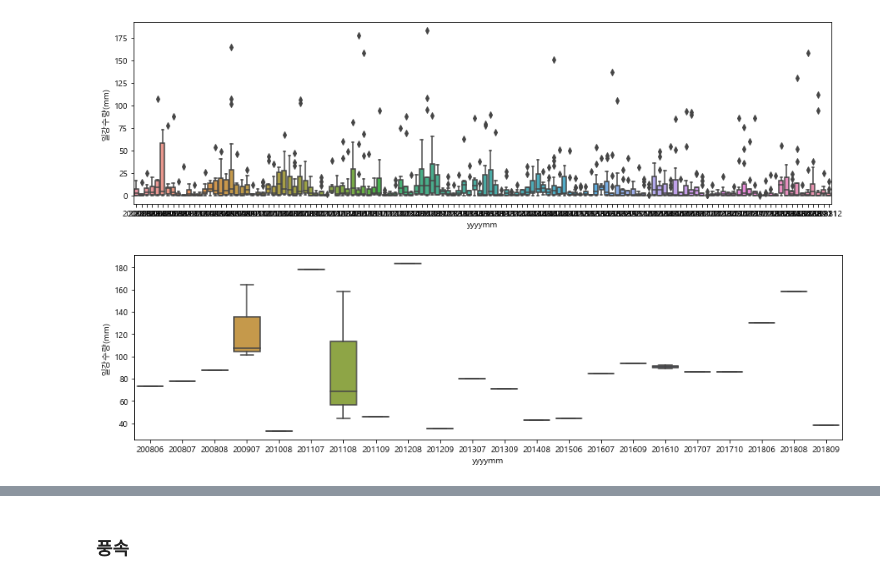
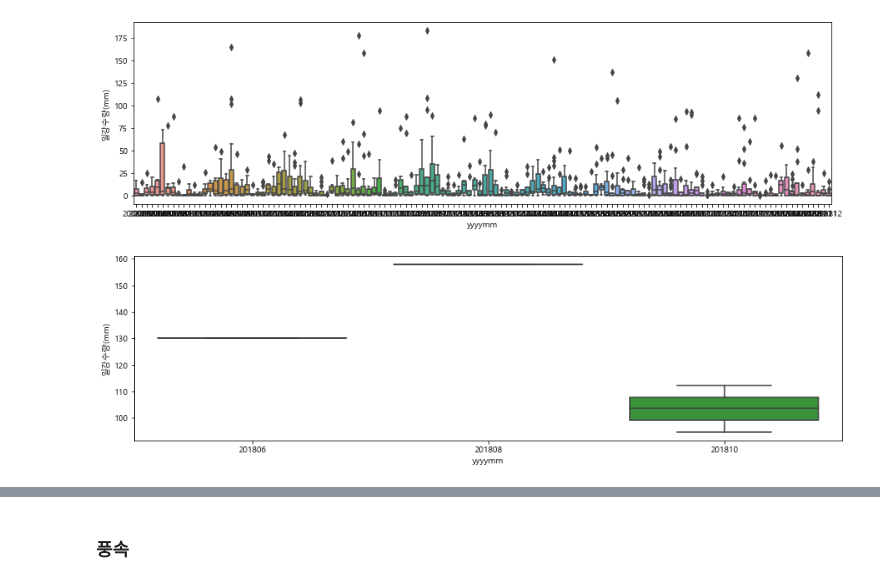
Before and after one commit to ahnjehoon/crop-price-predict, a Jupyter notebook: 가공 및 EDA/날씨데이터EDA.ipynb, the cells around one changed output, grey strips where cells are left out. Drawn from its saved outputs; the diff is of its cells as text; code cells hidden in the pictures.

```diff
--- a/가공 및 EDA/날씨데이터EDA.ipynb
+++ b/가공 및 EDA/날씨데이터EDA.ipynb
@@ -146,6 +177,9 @@ df['yyyy'] = df['일시'].apply(lambda x: str(x)[0:4])
 df['mm'] = df['일시'].apply(lambda x: str(x)[5:7])
 df['dd'] = df['일시'].apply(lambda x: str(x)[8:10])
 df['yyyymm'] = df['일시'].apply(lambda x: str(x)[0:4]+str(x)[5:7])
+df['yyyy'] = df['yyyy'].apply(lambda x: int(x))
+df['mm'] = df['mm'].apply(lambda x: int(x))
+df['dd'] = df['dd'].apply(lambda x: int(x))
 df['yyyymm'] = df['yyyymm'].apply(lambda x: int(x))
 df = df.sort_values(["yyyymm"], ascending=[True])
 # %%
@@ -221,8 +457,7 @@ fig = sns.boxplot(x='yyyymm', y='일강수량(mm)', data=df.loc[(df['지점'] ==
 # %%
 # 해남
 f, ax = plt.subplots(figsize=(15, 4))
-fig = sns.boxplot(x='yyyymm', y='일강수량(mm)'
-                  , data=df.loc[(df['지점'] == 261)
-                               & (df['1시간 최다강수량(mm)'] > 30)])
+fig = sns.boxplot(x='yyyymm', y='일강수량(mm)',
+                  data=df.loc[(df['지점'] == 261) & (df['일강수량(mm)'] > 60) & (df['yyyy'] > 2017)])
 # %% [output]
-[figure, old version]
+[figure, new version]
```
Also changed, not shown: parts of 64 cells of this notebook, 5 other files.
